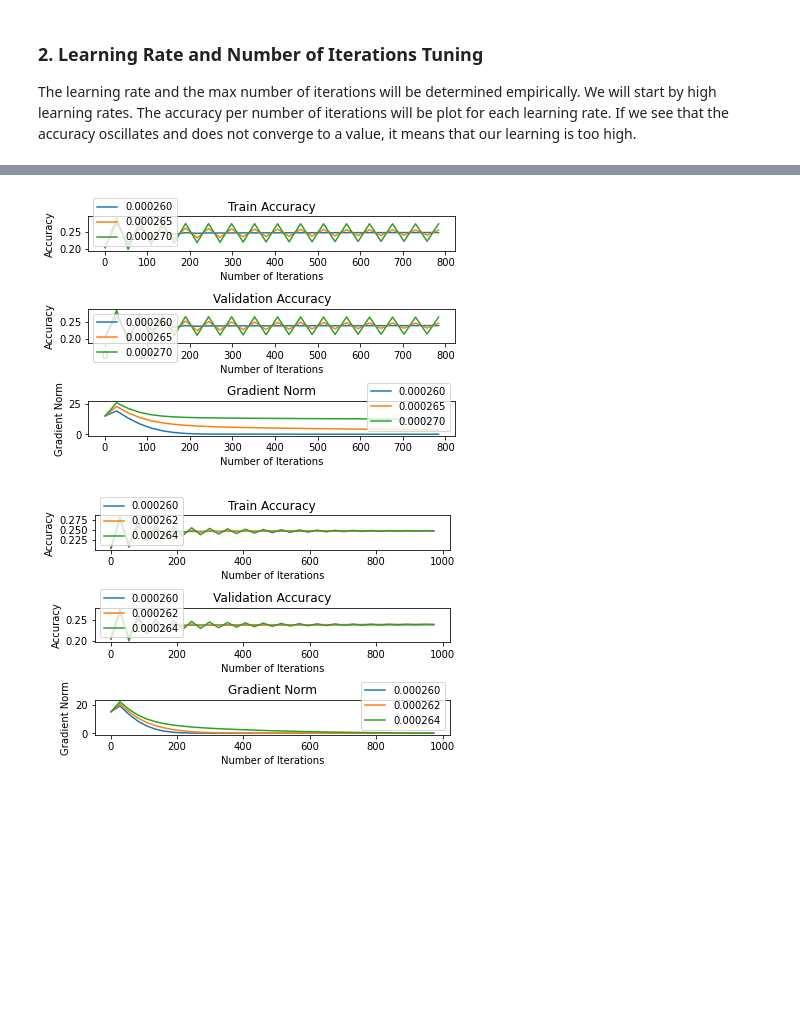
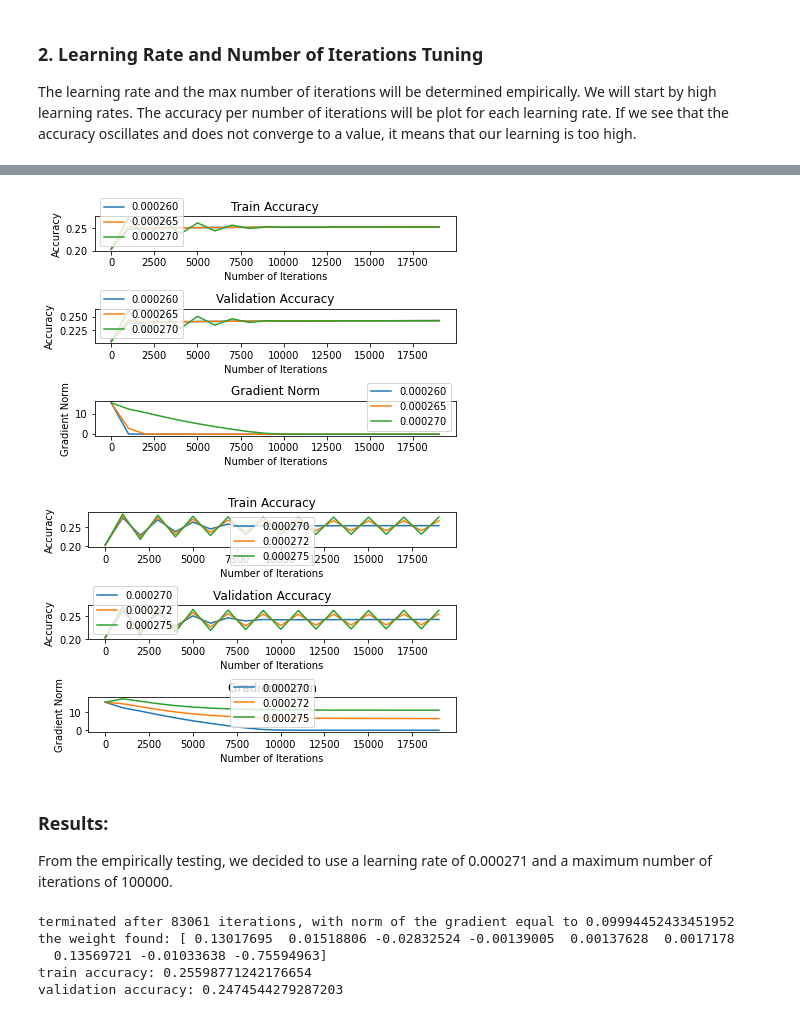
Before and after one commit to chrismartel/COMP551, a Jupyter notebook: projects/p2/diabetes.ipynb, the cells around one changed output, grey strips where cells are left out. Cells and saved outputs as stored; diff of their text form; code cells hidden in the pictures; blank space fills up the shorter version.

```diff
--- a/projects/p2/diabetes.ipynb
+++ b/projects/p2/diabetes.ipynb
@@ -177,12 +177,35 @@ gd_hypertuning_plots(lr_range, max_iters_range, x_train, y_train, x_val, y_val,
 # %%
 lr_range = np.array([0.00026,0.000265, 0.00027])
-max_iters_range = np.arange(1,800,27)
+max_iters_range = np.arange(1,20000,1001)
 gd_hypertuning_plots(lr_range, max_iters_range, x_train, y_train, x_val, y_val, reg_type='logistic')
 # %% [output]
-[figure, old version]
+[figure, new version]
 # %%
-lr_range = np.array([0.00026,.000262, 0.000264])
-max_iters_range = np.arange(1,1000,27)
+lr_range = np.array([0.00027,.000272, 0.000275])
+max_iters_range = np.arange(1,20000,1001)
 gd_hypertuning_plots(lr_range, max_iters_range, x_train, y_train, x_val, y_val, reg_type='logistic')
 # %% [output]
-[figure, old version]
+[figure, new version]
+# %% [markdown]
+### Results:
+
+From the empirically testing, we decided to use a learning rate of 0.000271 and a maximum number of iterations of 100000.
+# %%
+lr = 0.000271
+
+max_iters = 100000
+
+reg = LogisticRegression(add_bias=True, learning_rate=lr, epsilon=1e-1, max_iters=max_iters, verbose=True)
+reg.fit(x_train, y_train)
+
+# compute error
+acc_train, acc_val = 1 - cost_fn(reg.predict(x_train), y_train), 1 - cost_fn(reg.predict(x_val), y_val)
+
+print("train accuracy: {acc_train}".format(acc_train=acc_train))
+print("validation accuracy: {acc_val}".format(acc_val=acc_val))
+# %% [output]
+terminated after 83061 iterations, with norm of the gradient equal to 0.09994452433451952
+the weight found: [ 0.13017695  0.01518806 -0.02832524 -0.00139005  0.00137628  0.0017178
+  0.13569721 -0.01033638 -0.75594963]
+train accuracy: 0.25598771242176654
+validation accuracy: 0.2474544279287203
```
Also changed, not shown: parts of 3 cells of this notebook.
